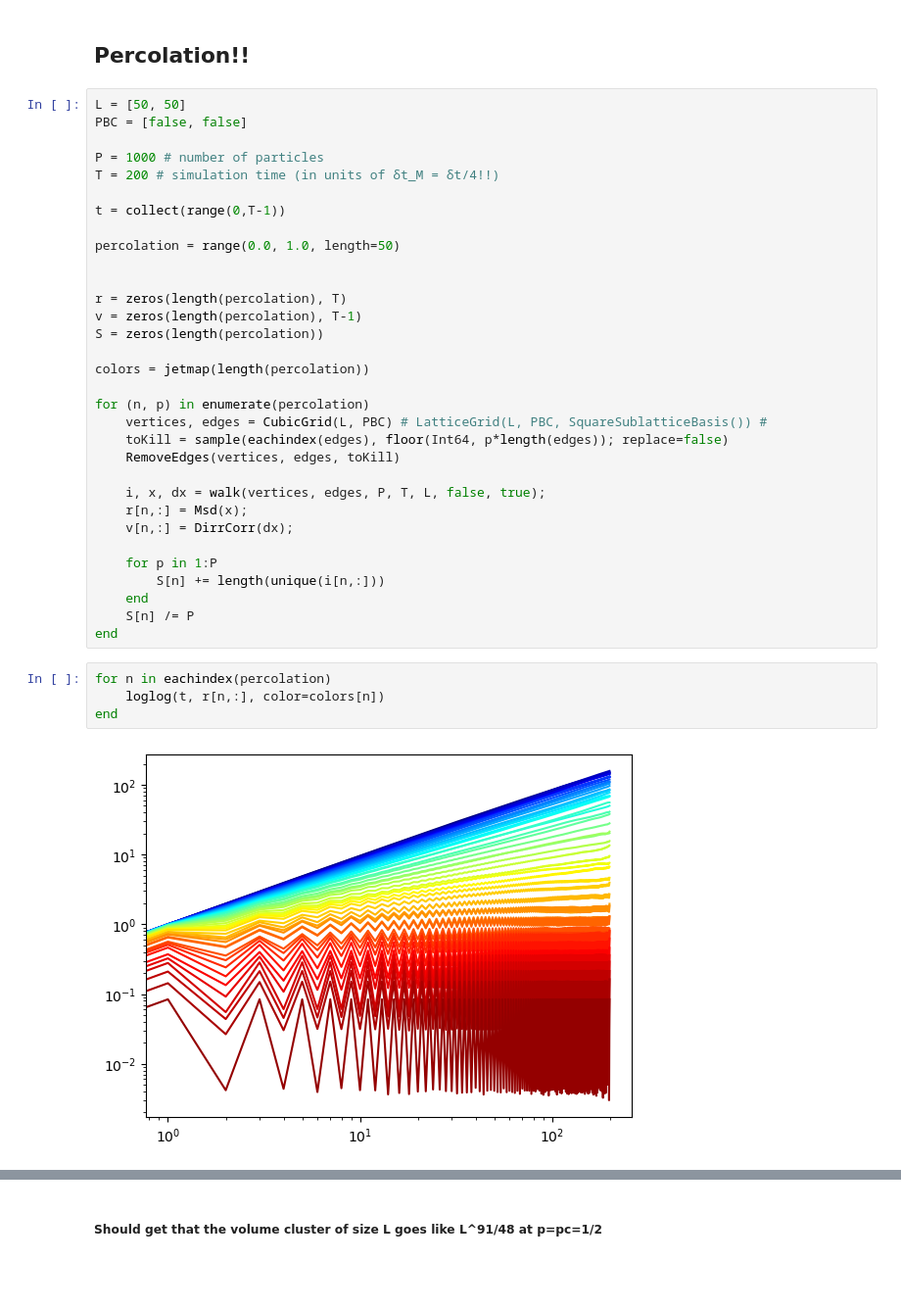
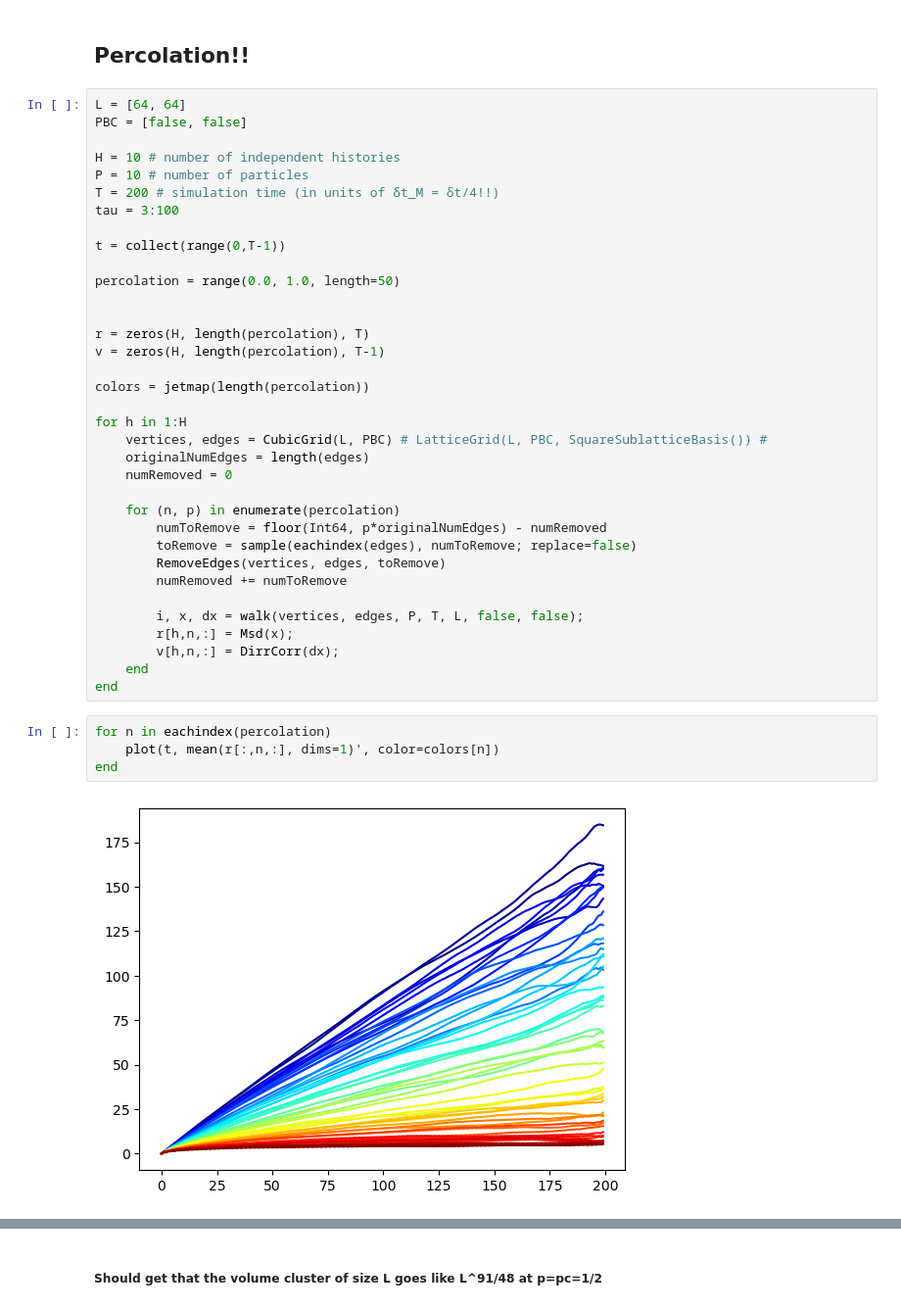
Before and after one commit to EmilySRichards/KineticMonteCarlo, a Jupyter notebook: PROJECT/testing.ipynb, the cells around one changed output, grey strips where cells are left out. Shown: that part at 98% size. Saved outputs shown, nothing was run; the diff lists cells and outputs as text; blank space fills up the shorter version.

```diff
--- a/PROJECT/testing.ipynb
+++ b/PROJECT/testing.ipynb
@@ -506,41 +544,44 @@ D = 1.1239241936033684, α = 0.7418656560891342
 # %% [markdown]
 ## Percolation!!
 # %%
-L = [50, 50]
+L = [64, 64]
 PBC = [false, false]
 
-P = 1000 # number of particles
+H = 10 # number of independent histories
+P = 10 # number of particles
 T = 200 # simulation time (in units of δt_M = δt/4!!)
+tau = 3:100
 
 t = collect(range(0,T-1))
 
 percolation = range(0.0, 1.0, length=50)
 
 
-r = zeros(length(percolation), T)
-v = zeros(length(percolation), T-1)
-S = zeros(length(percolation))
+r = zeros(H, length(percolation), T)
+v = zeros(H, length(percolation), T-1)
 
 colors = jetmap(length(percolation))
 
-for (n, p) in enumerate(percolation)
+for h in 1:H
     vertices, edges = CubicGrid(L, PBC) # LatticeGrid(L, PBC, SquareSublatticeBasis()) #
-    toKill = sample(eachindex(edges), floor(Int64, p*length(edges)); replace=false)
-    RemoveEdges(vertices, edges, toKill)
+    originalNumEdges = length(edges)
+    numRemoved = 0
 
-    i, x, dx = walk(vertices, edges, P, T, L, false, true);
-    r[n,:] = Msd(x);
-    v[n,:] = DirrCorr(dx);
+    for (n, p) in enumerate(percolation)
+        numToRemove = floor(Int64, p*originalNumEdges) - numRemoved
+        toRemove = sample(eachindex(edges), numToRemove; replace=false)
+        RemoveEdges(vertices, edges, toRemove)
+        numRemoved += numToRemove
 
-    for p in 1:P
-        S[n] += length(unique(i[n,:]))
+        i, x, dx = walk(vertices, edges, P, T, L, false, false);
+        r[h,n,:] = Msd(x);
+        v[h,n,:] = DirrCorr(dx);
     end
-    S[n] /= P
 end
 # %%
 for n in eachindex(percolation)
-    loglog(t, r[n,:], color=colors[n])
+    plot(t, mean(r[:,n,:], dims=1)', color=colors[n])
 end
 # %% [output]
-[figure, old version]
+[figure, new version]
 # %%
```
Also changed, not shown: parts of 21 cells of this notebook, 15 other files.
